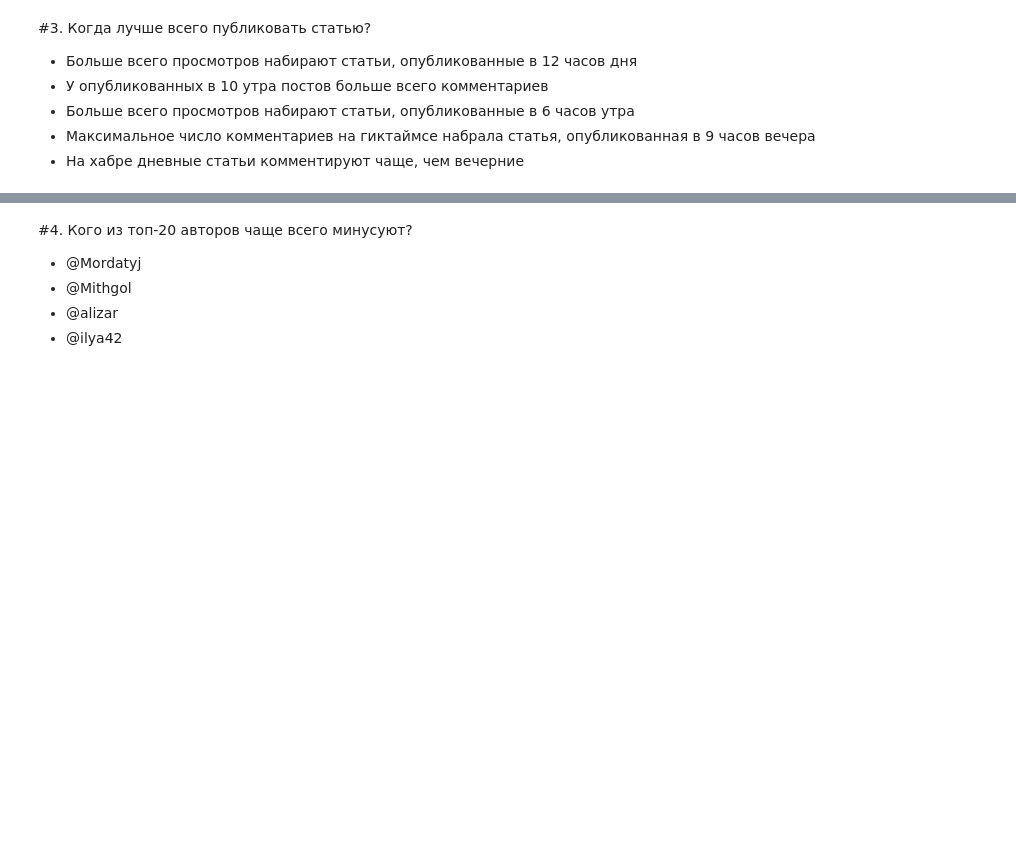
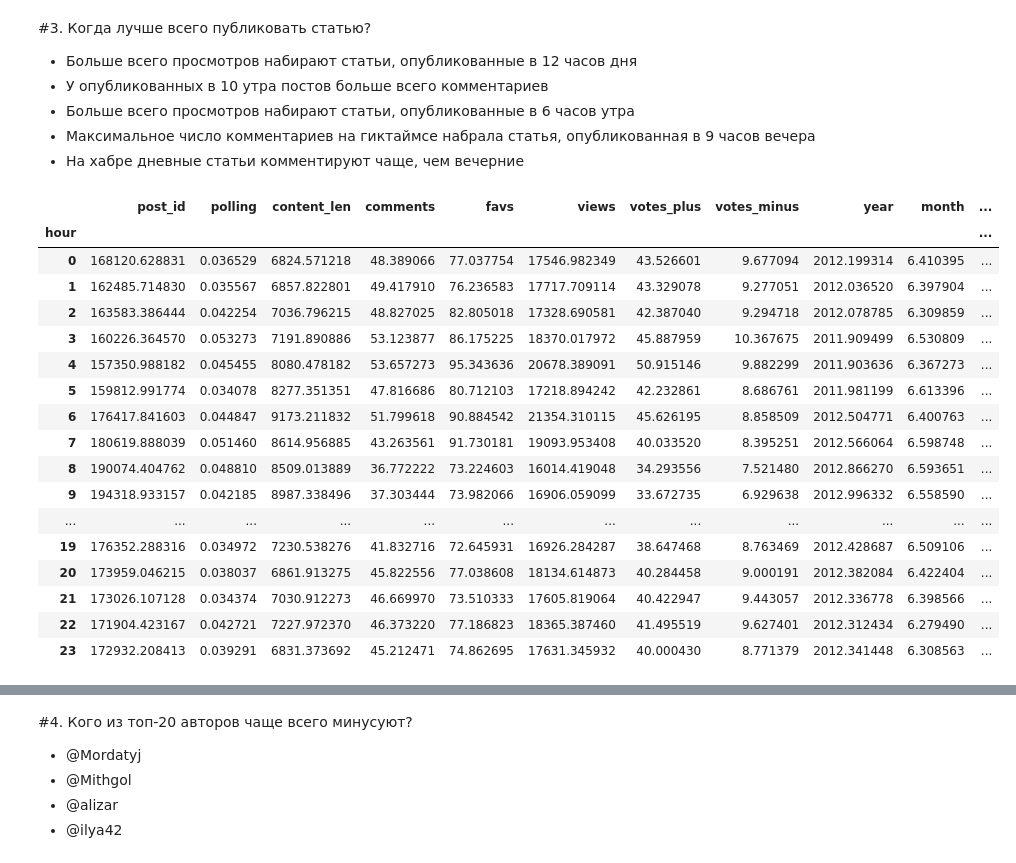
Before and after one commit to IVIo3e/Fundamental-concepts-of-AI, a Jupyter notebook: assignment02_habr_visual_analysis.ipynb, the cells around one changed output, grey strips where cells are left out. Cells and saved outputs as stored; diff of their text form; code cells hidden in the pictures; blank space fills up the shorter version.

```diff
--- a/assignment02_habr_visual_analysis.ipynb
+++ b/assignment02_habr_visual_analysis.ipynb
@@ -121,3 +146,24 @@ df["hour"] = [d.hour for d in df.published]
 * Больше всего просмотров набирают статьи, опубликованные в 6 часов утра
 * Максимальное число комментариев на гиктаймсе набрала статья, опубликованная в 9 часов вечера
 * На хабре дневные статьи комментируют чаще, чем вечерние
+# %%
+df.groupby('hour').mean()
+# %% [output]
+|  | post_id | polling | content_len | comments | favs | views | votes_plus | votes_minus | year | month | ... |
+| hour |  |  |  |  |  |  |  |  |  |  | ... |
+| 0 | 168120.628831 | 0.036529 | 6824.571218 | 48.389066 | 77.037754 | 17546.982349 | 43.526601 | 9.677094 | 2012.199314 | 6.410395 | ... |
+| 1 | 162485.714830 | 0.035567 | 6857.822801 | 49.417910 | 76.236583 | 17717.709114 | 43.329078 | 9.277051 | 2012.036520 | 6.397904 | ... |
+| 2 | 163583.386444 | 0.042254 | 7036.796215 | 48.827025 | 82.805018 | 17328.690581 | 42.387040 | 9.294718 | 2012.078785 | 6.309859 | ... |
+| 3 | 160226.364570 | 0.053273 | 7191.890886 | 53.123877 | 86.175225 | 18370.017972 | 45.887959 | 10.367675 | 2011.909499 | 6.530809 | ... |
+| 4 | 157350.988182 | 0.045455 | 8080.478182 | 53.657273 | 95.343636 | 20678.389091 | 50.915146 | 9.882299 | 2011.903636 | 6.367273 | ... |
+| 5 | 159812.991774 | 0.034078 | 8277.351351 | 47.816686 | 80.712103 | 17218.894242 | 42.232861 | 8.686761 | 2011.981199 | 6.613396 | ... |
+| 6 | 176417.841603 | 0.044847 | 9173.211832 | 51.799618 | 90.884542 | 21354.310115 | 45.626195 | 8.858509 | 2012.504771 | 6.400763 | ... |
+| 7 | 180619.888039 | 0.051460 | 8614.956885 | 43.263561 | 91.730181 | 19093.953408 | 40.033520 | 8.395251 | 2012.566064 | 6.598748 | ... |
+| 8 | 190074.404762 | 0.048810 | 8509.013889 | 36.772222 | 73.224603 | 16014.419048 | 34.293556 | 7.521480 | 2012.866270 | 6.593651 | ... |
+| 9 | 194318.933157 | 0.042185 | 8987.338496 | 37.303444 | 73.982066 | 16906.059099 | 33.672735 | 6.929638 | 2012.996332 | 6.558590 | ... |
+| ... | ... | ... | ... | ... | ... | ... | ... | ... | ... | ... | ... |
+| 19 | 176352.288316 | 0.034972 | 7230.538276 | 41.832716 | 72.645931 | 16926.284287 | 38.647468 | 8.763469 | 2012.428687 | 6.509106 | ... |
+| 20 | 173959.046215 | 0.038037 | 6861.913275 | 45.822556 | 77.038608 | 18134.614873 | 40.284458 | 9.000191 | 2012.382084 | 6.422404 | ... |
+| 21 | 173026.107128 | 0.034374 | 7030.912273 | 46.669970 | 73.510333 | 17605.819064 | 40.422947 | 9.443057 | 2012.336778 | 6.398566 | ... |
+| 22 | 171904.423167 | 0.042721 | 7227.972370 | 46.373220 | 77.186823 | 18365.387460 | 41.495519 | 9.627401 | 2012.312434 | 6.279490 | ... |
+| 23 | 172932.208413 | 0.039291 | 6831.373692 | 45.212471 | 74.862695 | 17631.345932 | 40.000430 | 8.771379 | 2012.341448 | 6.308563 | ... |
```
Also changed, not shown: parts of 17 cells of this notebook.
